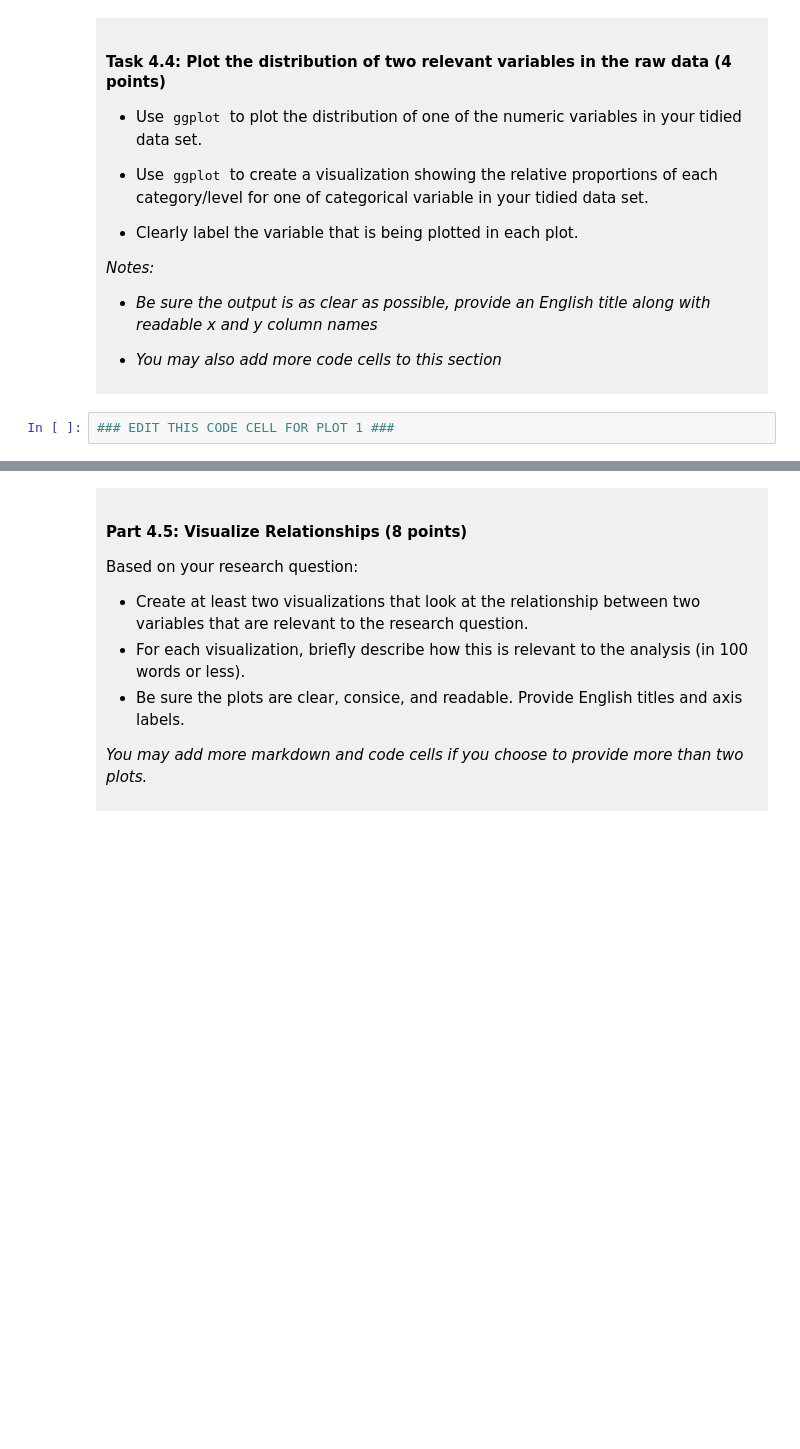
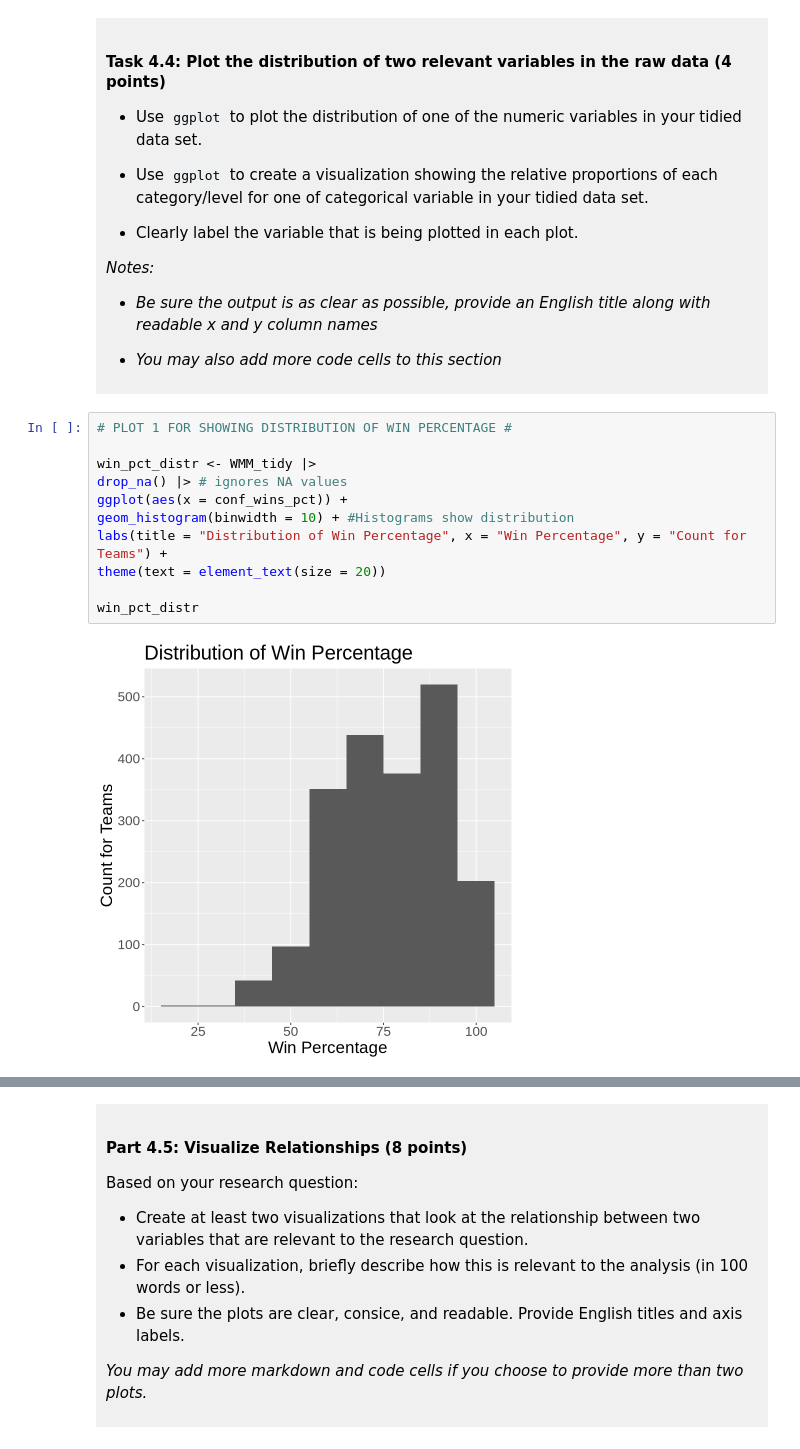
Before and after one commit to Matthew-C13/dsci-100-project-matthew-chen, a Jupyter notebook: dsci-100-project-notebook.ipynb, the cells around one changed output, grey strips where cells are left out. Cells and saved outputs as stored; diff of their text form; blank space fills up the shorter version.

Commit message:
Did visualisation problems

```diff
--- a/dsci-100-project-notebook.ipynb
+++ b/dsci-100-project-notebook.ipynb
@@ -346,5 +352,16 @@ A tibble: 10 × 2
 
 </div>
 # %%
-### EDIT THIS CODE CELL FOR PLOT 1 ###
+# PLOT 1 FOR SHOWING DISTRIBUTION OF WIN PERCENTAGE #
+
+win_pct_distr <- WMM_tidy |>
+drop_na() |> # ignores NA values
+ggplot(aes(x = conf_wins_pct)) +
+geom_histogram(binwidth = 10) + #Histograms show distribution
+labs(title = "Distribution of Win Percentage", x = "Win Percentage", y = "Count for Teams") +
+theme(text = element_text(size = 20))
+
+win_pct_distr
+# %% [output]
+[figure, added]
 # %%
```
Also changed, not shown: parts of 9 cells of this notebook.
